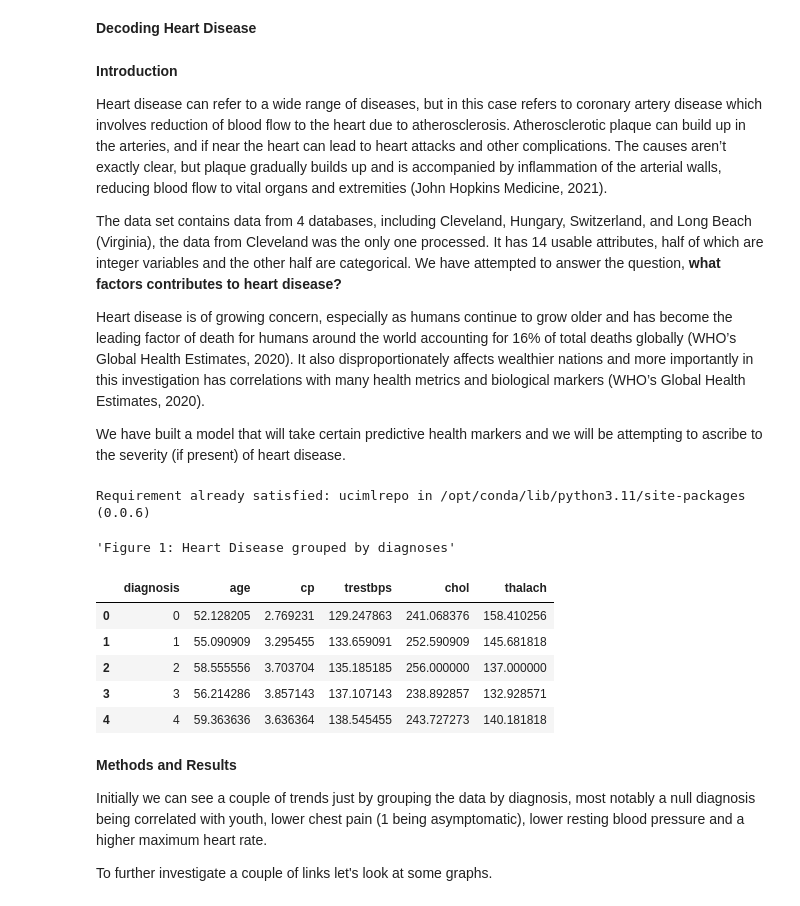
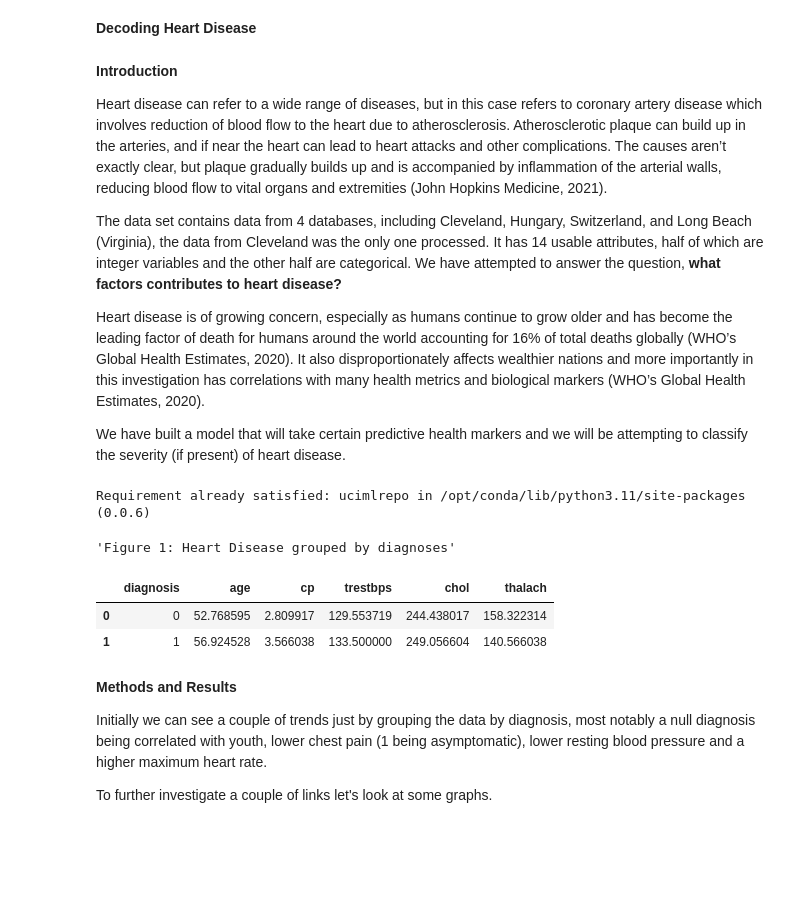
Before and after one commit to andyw2444/Group-Project, a Jupyter notebook: Group Project Report.ipynb, the cells around one changed output. Drawn from its saved outputs; the diff is of its cells as text; code cells hidden in the pictures; blank space fills up the shorter version.

Commit message:
Collapsed diagnosis + fit
Collapsed diagnosis + fit

```diff
--- a/Group Project Report.ipynb
+++ b/Group Project Report.ipynb
@@ -12,7 +12,7 @@ The data set contains data from 4 databases, including Cleveland, Hungary, Switz
 
 Heart disease is of growing concern, especially as humans continue to grow older and has become the leading factor of death for humans around the world accounting for 16% of total deaths globally (WHO’s Global Health Estimates, 2020). It also disproportionately affects wealthier nations and more importantly in this investigation has correlations with many health metrics and biological markers (WHO’s Global Health Estimates, 2020).
 
-We have built a model that will take certain predictive health markers and we will be attempting to ascribe to the severity (if present) of heart disease.
+We have built a model that will take certain predictive health markers and we will be attempting to classify the severity (if present) of heart disease.
 # %%
 #imports basic tools and the dataset below
 
@@ -30,39 +30,37 @@ heart_disease = fetch_ucirepo(name='Heart Disease')
 # %%
 #Sets up classifiers and diagnosis
 classifiers = heart_disease.data.features
 diagnosis = heart_disease.data.targets
 
-#Creates dataframe
+#Creates dataframe and classifies diagnosis
 heart_df = classifiers.assign(diagnosis = diagnosis)
+heart_df['diagnosis'] = heart_df['diagnosis'].replace([1, 2, 3, 4], 1)
 
 #Drops all columns except for predictors and diagnosis
 heart_df_filter = heart_df[["age", "cp", "trestbps", "chol", "thalach", "diagnosis"]]
 
 #Imports sk-learn tools
 from sklearn.model_selection import train_test_split, cross_val_score, GridSearchCV, cross_validate
 from sklearn.neighbors import KNeighborsClassifier, KNeighborsRegressor
 from sklearn.preprocessing import StandardScaler
 from sklearn.compose import make_column_transformer
 from sklearn.pipeline import make_pipeline
 from sklearn.metrics import recall_score
 
 #sets a initial random seed to make data reproducable
-np.random.seed(1000)
+np.random.seed(500)
 
 heart_train, heart_test = train_test_split(heart_df_filter, train_size = 0.75)
 
 #Grabs all the different diagnoses to get an initial table
 heart_train_mean = heart_train.groupby("diagnosis").mean(numeric_only=True).reset_index()
 
 display("Figure 1: Heart Disease grouped by diagnoses", heart_train_mean)
 # %% [output]
 'Figure 1: Heart Disease grouped by diagnoses'
 |  | diagnosis | age | cp | trestbps | chol | thalach |
-| 0 | 0 | 52.128205 | 2.769231 | 129.247863 | 241.068376 | 158.410256 |
-| 1 | 1 | 55.090909 | 3.295455 | 133.659091 | 252.590909 | 145.681818 |
-| 2 | 2 | 58.555556 | 3.703704 | 135.185185 | 256.000000 | 137.000000 |
-| 3 | 3 | 56.214286 | 3.857143 | 137.107143 | 238.892857 | 132.928571 |
-| 4 | 4 | 59.363636 | 3.636364 | 138.545455 | 243.727273 | 140.181818 |
+| 0 | 0 | 52.768595 | 2.809917 | 129.553719 | 244.438017 | 158.322314 |
+| 1 | 1 | 56.924528 | 3.566038 | 133.500000 | 249.056604 | 140.566038 |
 # %% [markdown]
 **Methods and Results**
 
```
Also changed, not shown: parts of 5 cells of this notebook.
